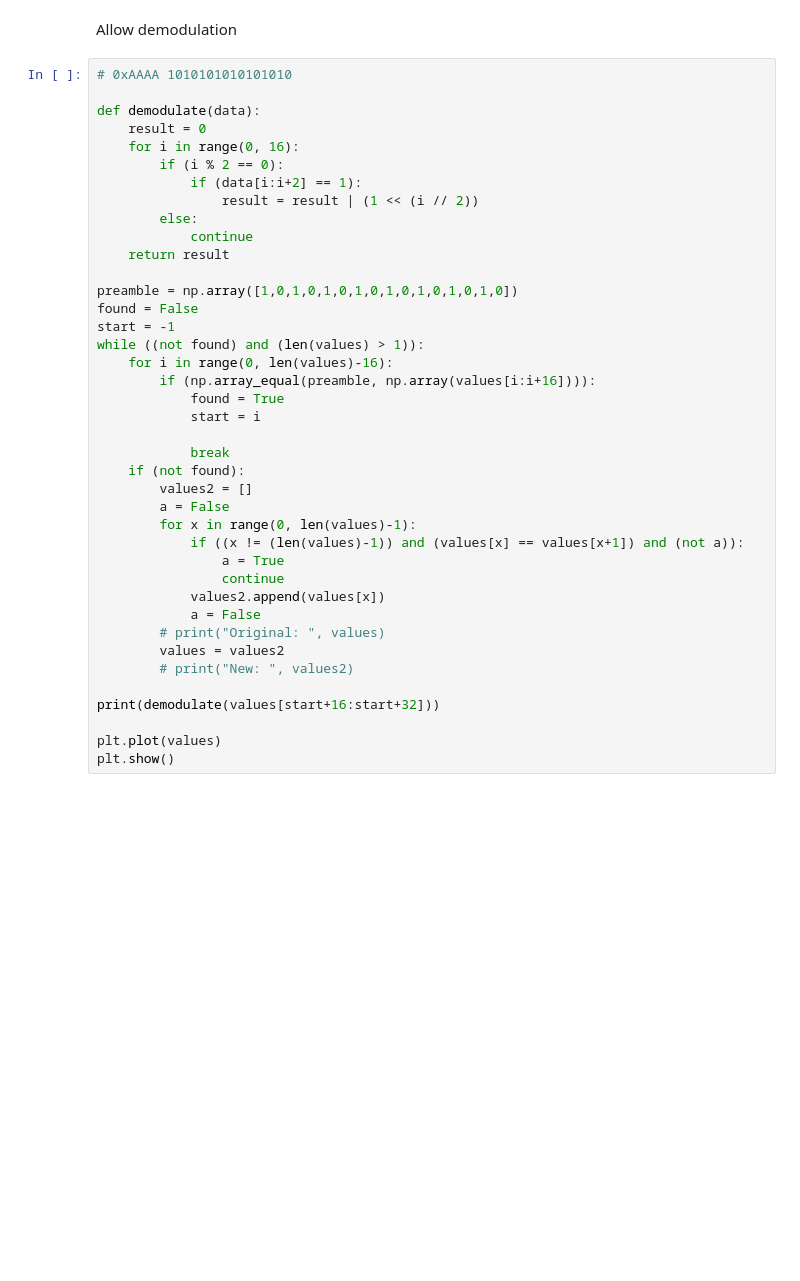
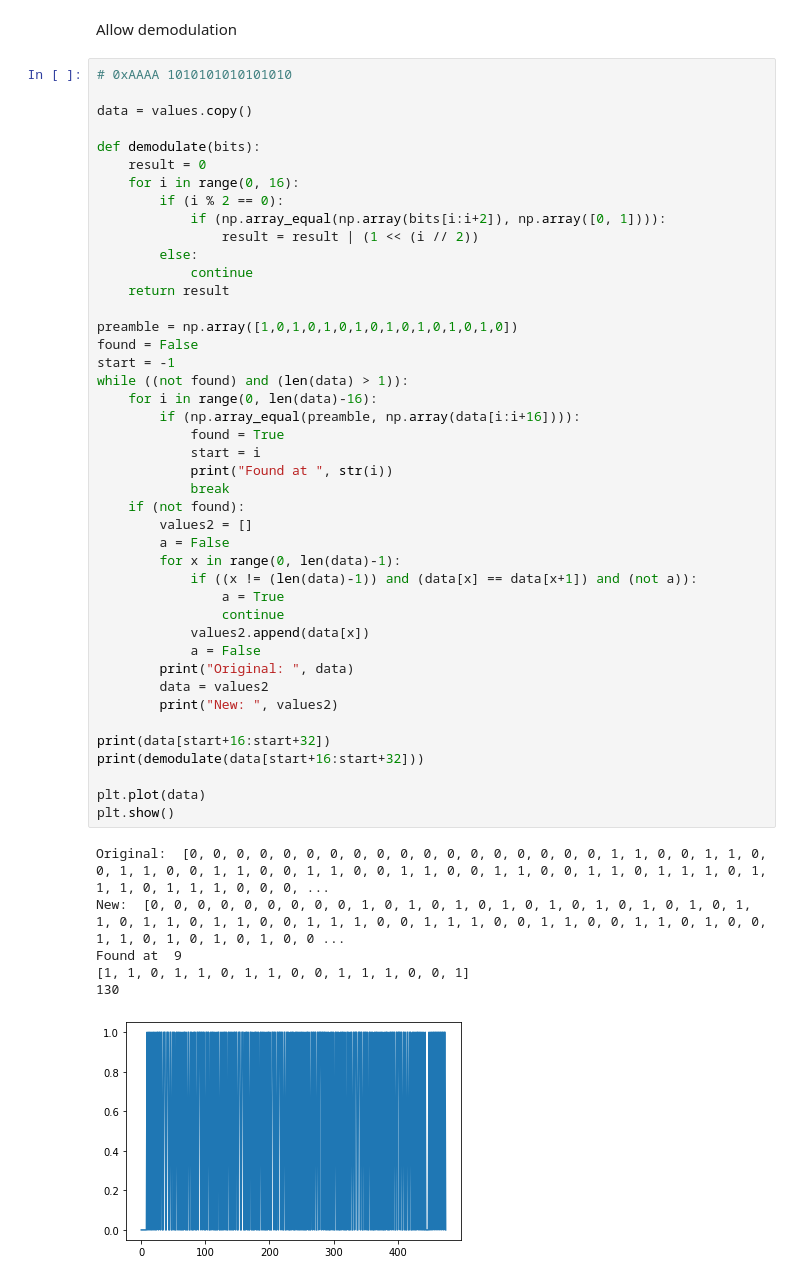
Before and after one commit to Nils134/VLCS_2022, a Jupyter notebook: reading.ipynb, the cells around one changed output. Saved outputs shown, nothing was run; the diff lists cells and outputs as text; blank space fills up the shorter version.

```diff
--- a/reading.ipynb
+++ b/reading.ipynb
@@ -121,40 +213,50 @@ Allow demodulation
 # %%
 # 0xAAAA 1010101010101010
 
-def demodulate(data):
+data = values.copy()
+
+def demodulate(bits):
     result = 0
     for i in range(0, 16):
         if (i % 2 == 0):
-            if (data[i:i+2] == 1):
+            if (np.array_equal(np.array(bits[i:i+2]), np.array([0, 1]))):
                 result = result | (1 << (i // 2))
         else:
             continue
     return result
 
 preamble = np.array([1,0,1,0,1,0,1,0,1,0,1,0,1,0,1,0])
 found = False
 start = -1
-while ((not found) and (len(values) > 1)):
-    for i in range(0, len(values)-16):
-        if (np.array_equal(preamble, np.array(values[i:i+16]))):
+while ((not found) and (len(data) > 1)):
+    for i in range(0, len(data)-16):
+        if (np.array_equal(preamble, np.array(data[i:i+16]))):
             found = True
             start = i
-
+            print("Found at ", str(i))
             break
     if (not found):
         values2 = []
         a = False
-        for x in range(0, len(values)-1):
-            if ((x != (len(values)-1)) and (values[x] == values[x+1]) and (not a)):
+        for x in range(0, len(data)-1):
+            if ((x != (len(data)-1)) and (data[x] == data[x+1]) and (not a)):
                 a = True
                 continue
-            values2.append(values[x])
+            values2.append(data[x])
             a = False
-        # print("Original: ", values)
-        values = values2
-        # print("New: ", values2)
+        print("Original: ", data)
+        data = values2
+        print("New: ", values2)
 
-print(demodulate(values[start+16:start+32]))
+print(data[start+16:start+32])
+print(demodulate(data[start+16:start+32]))
 
-plt.plot(values)
+plt.plot(data)
 plt.show()
+# %% [output]
+Original:  [0, 0, 0, 0, 0, 0, 0, 0, 0, 0, 0, 0, 0, 0, 0, 0, 0, 0, 1, 1, 0, 0, 1, 1, 0, 0, 1, 1, 0, 0, 1, 1, 0, 0, 1, 1, 0, 0, 1, 1, 0, 0, 1, 1, 0, 0, 1, 1, 0, 1, 1, 1, 0, 1, 1, 1, 0, 1, 1, 1, 0, 0, 0, ...
+New:  [0, 0, 0, 0, 0, 0, 0, 0, 0, 1, 0, 1, 0, 1, 0, 1, 0, 1, 0, 1, 0, 1, 0, 1, 0, 1, 1, 0, 1, 1, 0, 1, 1, 0, 0, 1, 1, 1, 0, 0, 1, 1, 1, 0, 0, 1, 1, 0, 0, 1, 1, 0, 1, 0, 0, 1, 1, 0, 1, 0, 1, 0, 1, 0, 0 ...
+Found at  9
+[1, 1, 0, 1, 1, 0, 1, 1, 0, 0, 1, 1, 1, 0, 0, 1]
+130
+[figure, added]
```
Also changed, not shown: parts of 3 cells of this notebook, 1 other file.
